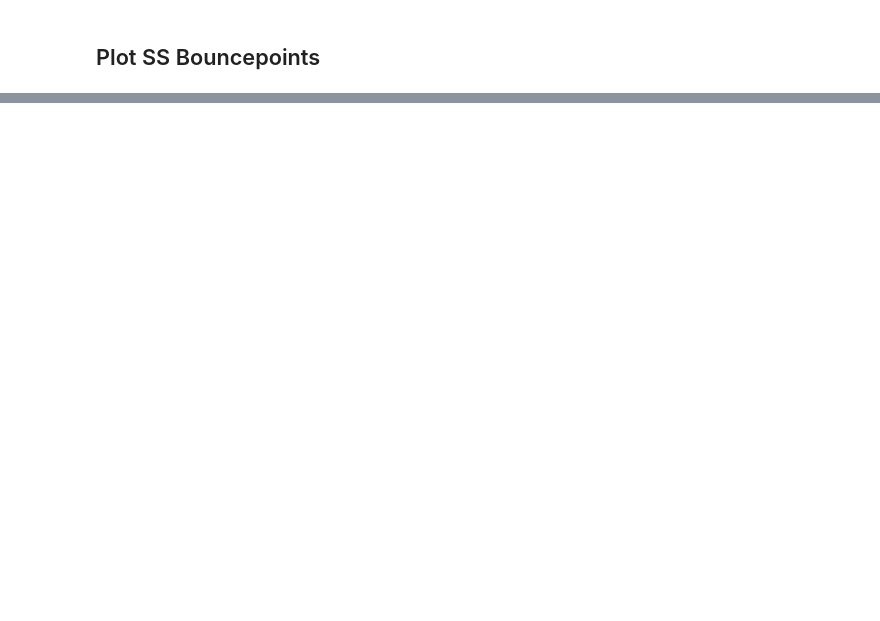
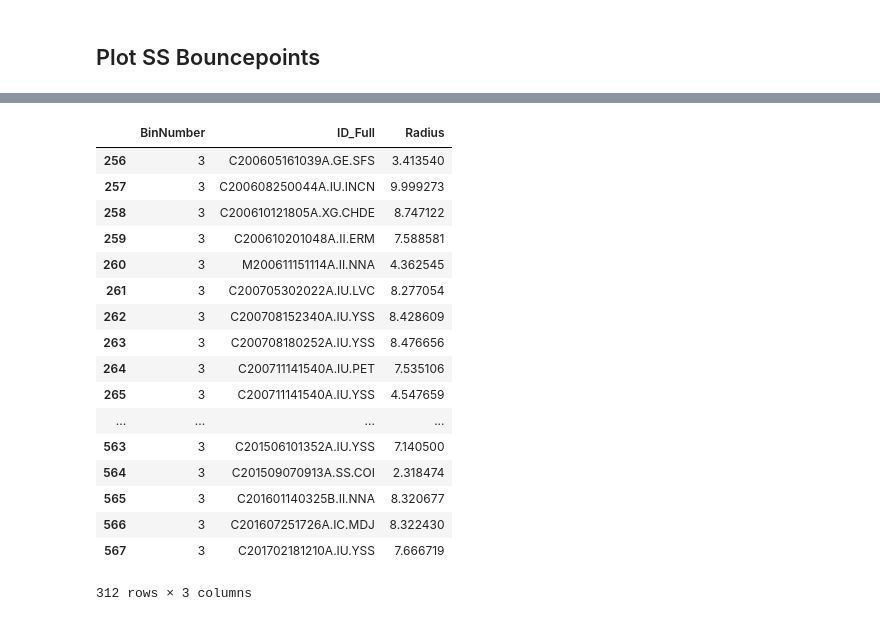
Before and after one commit to nmancinelli/ss-precursors, a Jupyter notebook: Plot_SS_Bounce_Points.ipynb, the cells around one changed output, grey strips where cells are left out. Cells and saved outputs as stored; diff of their text form; code cells hidden in the pictures; blank space fills up the shorter version.

```diff
--- a/Plot_SS_Bounce_Points.ipynb
+++ b/Plot_SS_Bounce_Points.ipynb
@@ -81,0 +89,51 @@ plt.show()
+# %%
+from numpy import arange
+from obspy.geodetics.base import gps2dist_azimuth
+
+lons = arange(-140,-59,10)
+lats = arange(30,71,10)
+
+df = pd.DataFrame(columns=['Latitude', 'Longitude', 'Radius'])
+
+radius = 10.0
+
+
+ii=1
+for lat in lats:
+    for lon in lons:
+        df.loc[ii]=[lat,lon,radius]
+        ii += 1
+
+
+dfbinning = pd.DataFrame(columns=['BinNumber','ID_Full','Radius'])
+
+
+ii=1
+for thebin in df.iterrows():
+    for bp in dfds.iterrows():
+        delm, az, baz = gps2dist_azimuth(thebin[1].Latitude, thebin[1].Longitude , bp[1].MidLat, bp[1].MidLon)
+        deldeg = delm/1000./111.11
+        if deldeg < 10.:
+            dfbinning.loc[ii]=[thebin[0],bp[0],deldeg]
+            ii += 1
+# %%
+dfbinning.query("BinNumber == 3")
+# %% [output]
+|  | BinNumber | ID_Full | Radius |
+| 256 | 3 | C200605161039A.GE.SFS | 3.413540 |
+| 257 | 3 | C200608250044A.IU.INCN | 9.999273 |
+| 258 | 3 | C200610121805A.XG.CHDE | 8.747122 |
+| 259 | 3 | C200610201048A.II.ERM | 7.588581 |
+| 260 | 3 | M200611151114A.II.NNA | 4.362545 |
+| 261 | 3 | C200705302022A.IU.LVC | 8.277054 |
+| 262 | 3 | C200708152340A.IU.YSS | 8.428609 |
+| 263 | 3 | C200708180252A.IU.YSS | 8.476656 |
+| 264 | 3 | C200711141540A.IU.PET | 7.535106 |
+| 265 | 3 | C200711141540A.IU.YSS | 4.547659 |
+| ... | ... | ... | ... |
+| 563 | 3 | C201506101352A.IU.YSS | 7.140500 |
+| 564 | 3 | C201509070913A.SS.COI | 2.318474 |
+| 565 | 3 | C201601140325B.II.NNA | 8.320677 |
+| 566 | 3 | C201607251726A.IC.MDJ | 8.322430 |
+| 567 | 3 | C201702181210A.IU.YSS | 7.666719 |
+312 rows × 3 columns
```
Also changed, not shown: parts of 2 cells of this notebook, 6 other files.
